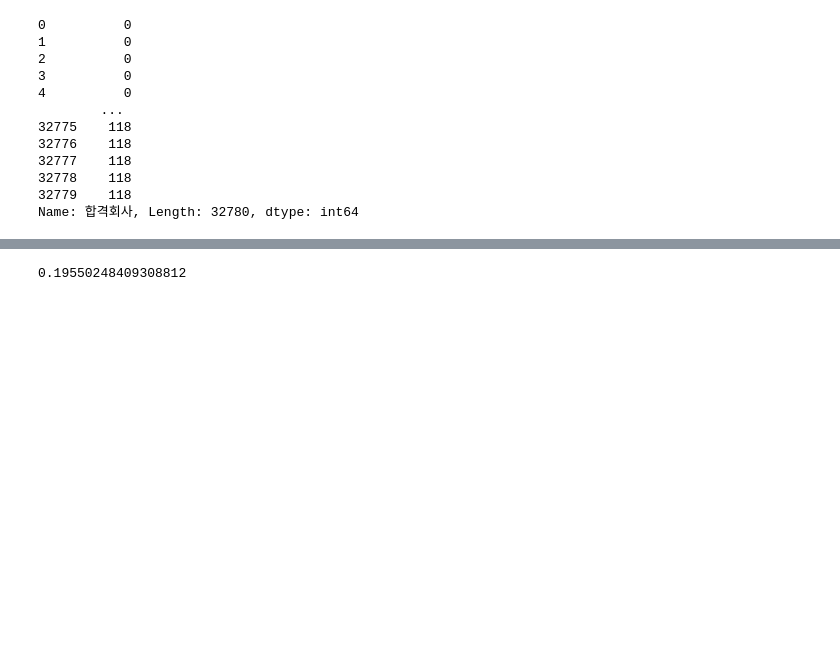
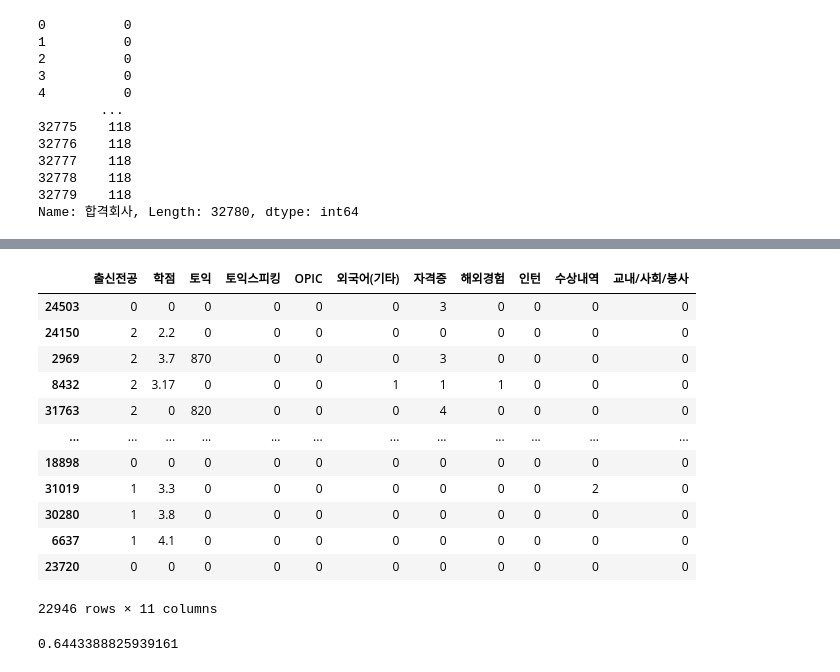
Before and after one commit to 2021-SMHRD-KDT-AI-5/--, a Jupyter notebook: Knn_bank.ipynb, the cells around one changed output, grey strips where cells are left out. Cells and saved outputs as stored; diff of their text form; code cells hidden in the pictures; blank space fills up the shorter version.

```diff
--- a/Knn_bank.ipynb
+++ b/Knn_bank.ipynb
@@ -236,3 +236,19 @@ y_label
 32778    118
 32779    118
 Name: 합격회사, Length: 32780, dtype: int64
+# %%
+# 기업 매출액으로 대중소기업 나누기
+y_money = y.copy()
+for i in range (0,data_modi.shape[0]) :
+    if (data_modi.iloc[i,1] >= 5000000000000 ) : #대기업, 5조
+        y_money.iloc[i] = 4
+    elif (data_modi.iloc[i,1] >= 40000000000 ) : #중견기업, 400억
+        y_money.iloc[i] = 3
+    elif (data_modi.iloc[i,1] == 0) : #데이터 없음
+        y_money.iloc[i] = 2
+    elif (data_modi.iloc[i,1] >= 8000000000) : #중소기업, 80억 이상
+        y_money.iloc[i] = 1
+    else :
+        y_money.iloc[i] = 0
+
+y_money
@@ -239,7 +268,25 @@ Name: 합격회사, Length: 32780, dtype: int64
+# %%
+y_money = y_money.astype(int)
 # %%
 #트레인셋 나누기
 
-X_train, X_test, y_train, y_test = train_test_split(X,y_label, random_state = 2, test_size=0.3)
+X_train, X_test, y_train, y_test = train_test_split(X,y_money,random_state = 2, test_size=0.3)
+
+X_train
+# %% [output]
+|  | 출신전공 | 학점 | 토익 | 토익스피킹 | OPIC | 외국어(기타) | 자격증 | 해외경험 | 인턴 | 수상내역 | 교내/사회/봉사 |
+| 24503 | 0 | 0 | 0 | 0 | 0 | 0 | 3 | 0 | 0 | 0 | 0 |
+| 24150 | 2 | 2.2 | 0 | 0 | 0 | 0 | 0 | 0 | 0 | 0 | 0 |
+| 2969 | 2 | 3.7 | 870 | 0 | 0 | 0 | 3 | 0 | 0 | 0 | 0 |
+| 8432 | 2 | 3.17 | 0 | 0 | 0 | 1 | 1 | 1 | 0 | 0 | 0 |
+| 31763 | 2 | 0 | 820 | 0 | 0 | 0 | 4 | 0 | 0 | 0 | 0 |
+| ... | ... | ... | ... | ... | ... | ... | ... | ... | ... | ... | ... |
+| 18898 | 0 | 0 | 0 | 0 | 0 | 0 | 0 | 0 | 0 | 0 | 0 |
+| 31019 | 1 | 3.3 | 0 | 0 | 0 | 0 | 0 | 0 | 0 | 2 | 0 |
+| 30280 | 1 | 3.8 | 0 | 0 | 0 | 0 | 0 | 0 | 0 | 0 | 0 |
+| 6637 | 1 | 4.1 | 0 | 0 | 0 | 0 | 0 | 0 | 0 | 0 | 0 |
+| 23720 | 0 | 0 | 0 | 0 | 0 | 0 | 0 | 0 | 0 | 0 | 0 |
+22946 rows × 11 columns
 # %%
 knn = KNeighborsClassifier(n_neighbors = 3)
 # %%
@@ -249,4 +296,4 @@ y_predict = knn.predict(X_test)
 # %%
 knn.score(X_train,y_train)
 # %% [output]
-0.19550248409308812
+0.6443388825939161
```
Also changed, not shown: parts of 14 cells of this notebook.
